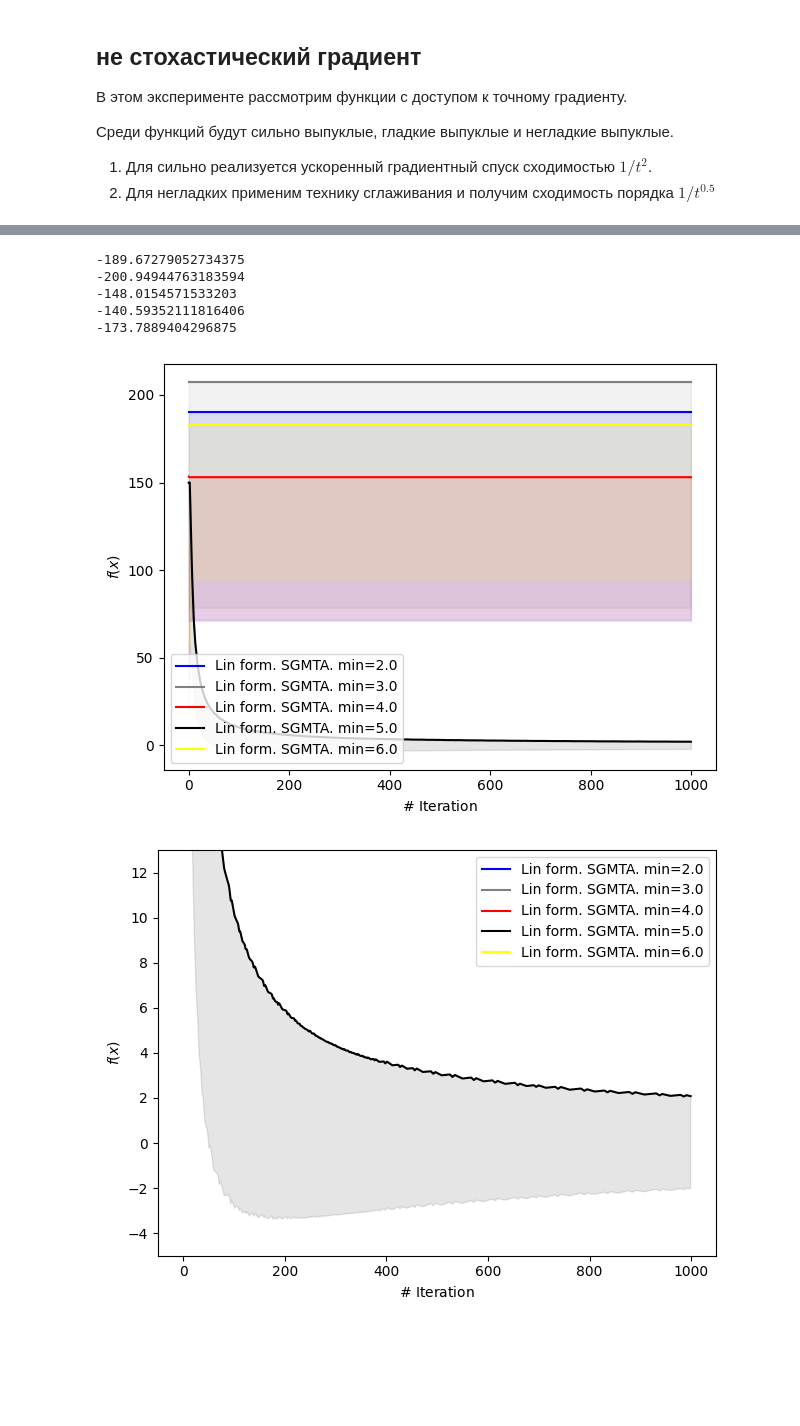
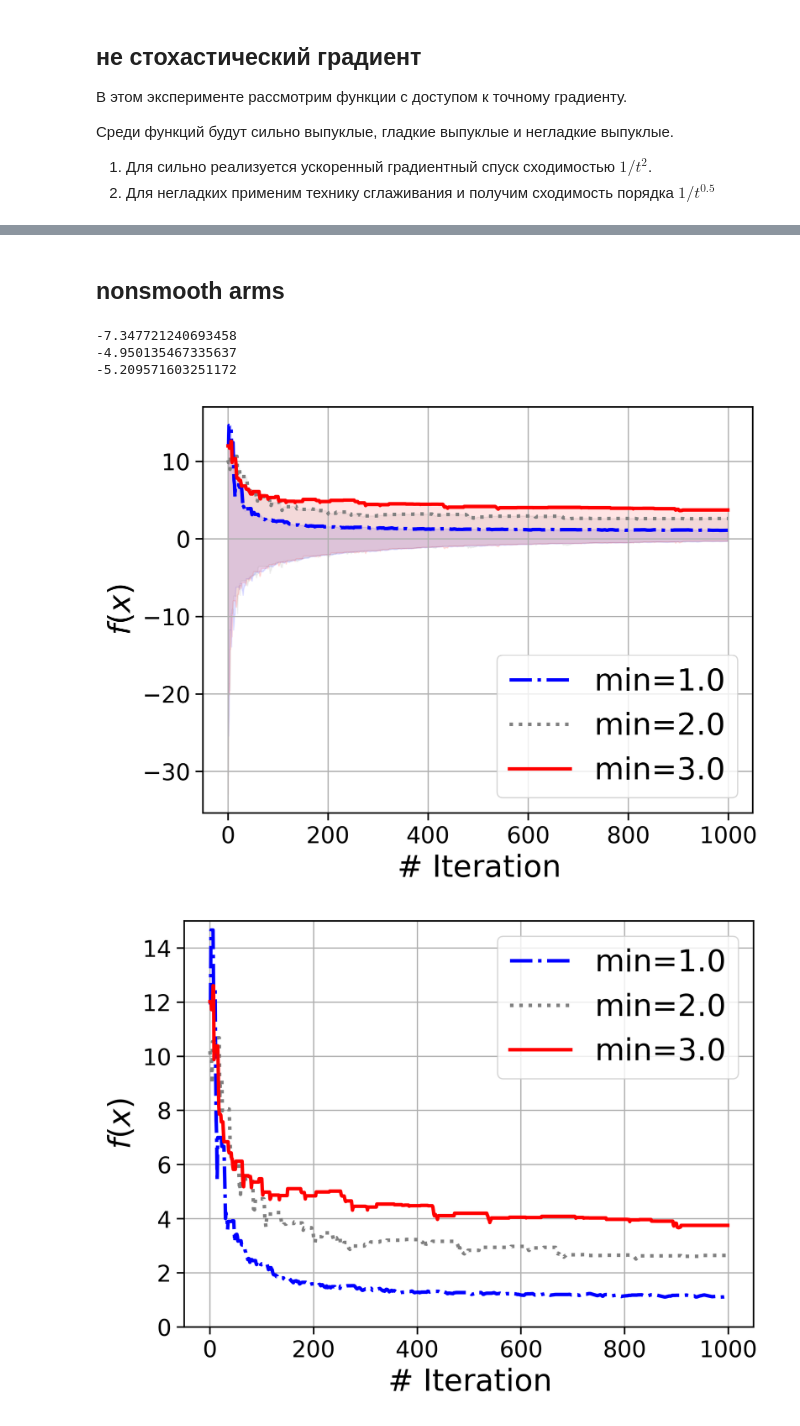
Before and after one commit to online-opt-acc/FMAB_copy, a Jupyter notebook: notebooks/synthetic_exp.ipynb, the cells around one changed output, grey strips where cells are left out. Cells and saved outputs as stored; diff of their text form; code cells hidden in the pictures; blank space fills up the shorter version.

```diff
--- a/notebooks/synthetic_exp.ipynb
+++ b/notebooks/synthetic_exp.ipynb
@@ -150,19 +50,19 @@ def init_arms():
 # %%
 def init_quad_arms():
-    num_arms = 5
-    dim = 50
+    num_arms = 3
+    dim = 20
     arm_min_vals = np.linspace(1, 3, num=num_arms)
 
     arms = []
 
     for i in range(num_arms):
-        nsm_opt = get_QuadFormSQRT_arm(dim, arm_min_vals[i])
+        nsm_opt = get_QuadFormSQRT_arm(dim, arm_min_vals[i], seed= int(arm_min_vals[i]))
         arms.append(nsm_opt)
-    return arms
+    return arms, arm_min_vals
 
 
-arms = init_quad_arms()
+arms, min_vals = init_quad_arms()
 alg = UCB(arms)
-alg_res = alg.run(T=200)
+alg_res = alg.run(T=300)
 # %%
 figs = {}
@@ -186,3 +88,5 @@ for f_name, fig in figs.items():
         os.mkdir(path)
     f_name = f"{f_name}"
     savefig(fig, path, f_name)
+# %% [markdown]
+## nonsmooth arms
@@ -189,39 +128,34 @@ for f_name, fig in figs.items():
 # %%
 def init_arms():
-    dim = 40
-    smooth_arms = 0
-    nonsmooth_arms = 5
-    smooth_arms_val = [2.0]
-
-    nonsmooth_arms_values = np.linspace(2, 6, num=nonsmooth_arms)
-
+    dim = 20
+    nonsmooth_arms = 3
+    nonsmooth_arms_values = np.linspace(1, 3, num=nonsmooth_arms)
+    num_planes_arm = [5, 10, 12]
     arms = []
 
     for i in range(nonsmooth_arms):
-        nsm_opt = get_nonsmooth_arm(dim, nonsmooth_arms_values[i])
+        nsm_opt = get_nonsmooth_arm(dim,
+                                nonsmooth_arms_values[i],
+                                num_planes = num_planes_arm[i],
+                                seed= int(nonsmooth_arms_values[i]) + int(num_planes_arm[i]))
         arms.append(nsm_opt)
-
-    for i in range(smooth_arms):
-        sm_opt = get_smooth_arm(dim, smooth_arms_val[i])
-        arms.append(sm_opt)
-    return arms
+    return arms, nonsmooth_arms_values
 
 
-arms = init_arms()
+arms, min_vals = init_arms()
 alg = UCB(arms)
 alg_res = alg.run(T=1000)
 # %% [output]
--189.67279052734375
--200.94944763183594
--148.0154571533203
--140.59352111816406
--173.7889404296875
+-7.347721240693458
+-4.950135467335637
+-5.209571603251172
 # %%
 figs = {}
 colors = ["b", "gray", "r", "black", "yellow"]
 figs["running"] = alg_res.draw_all_steps(arms, colors=colors)
-figs["running_clipped"] = alg_res.draw_all_steps(arms, colors=colors, ylim=[-5, 13])
-figs["cumulative"] = alg_res.draw_cumulative_regret(2)
+figs["running_clipped"] = alg_res.draw_all_steps(arms, colors=colors, ylim=[0, 15], with_intervals=False)
+figs["cumulative"] = alg_res.draw_cumulative_regret(min(min_vals))
+figs["deltas"] = alg_res.draw_deltas(arms, min_vals, ylim=(-0.5,))
 # %% [output]
-[figure, old version]
+[figure, new version]
-[figure, old version]
+[figure, new version]
```
Also changed, not shown: parts of 18 cells of this notebook, 27 other files.
